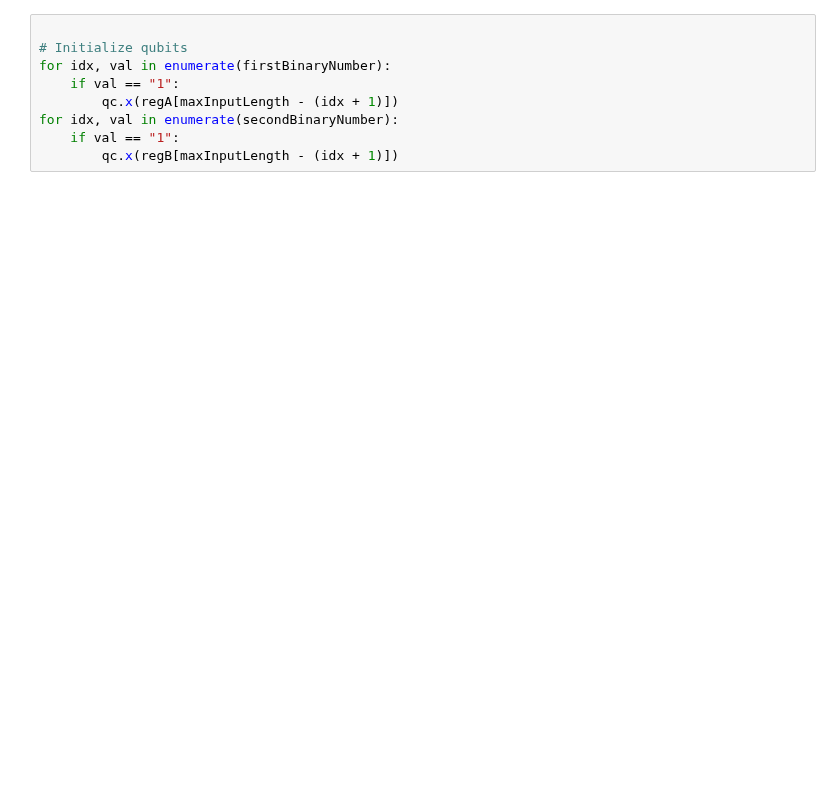
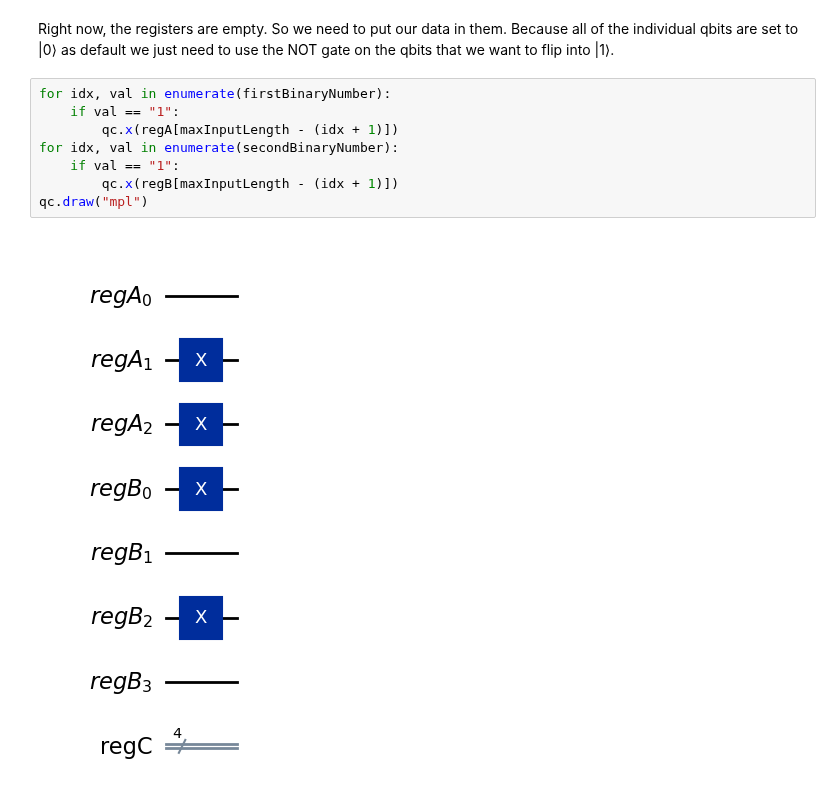
Before and after one commit to mforgo/Quantum-Examples, a Jupyter notebook: QFTAddition.ipynb, the cells around one changed output. Drawn from its saved outputs; the diff is of its cells as text; blank space fills up the shorter version.

```diff
--- a/QFTAddition.ipynb
+++ b/QFTAddition.ipynb
@@ -57,9 +136,14 @@ qc = QuantumCircuit(regA, regB, regC, name="qc")
+# %% [markdown]
+Right now, the registers are empty. So we need to put our data in them.
+Because all of the individual qbits are set to |0⟩ as default we just need to
+use the NOT gate on the qbits that we want to flip into |1⟩.
 # %%
-
-# Initialize qubits
 for idx, val in enumerate(firstBinaryNumber):
     if val == "1":
         qc.x(regA[maxInputLength - (idx + 1)])
 for idx, val in enumerate(secondBinaryNumber):
     if val == "1":
         qc.x(regB[maxInputLength - (idx + 1)])
+qc.draw("mpl")
+# %% [output]
+[figure, added]
```
Also changed, not shown: parts of 23 cells of this notebook.
